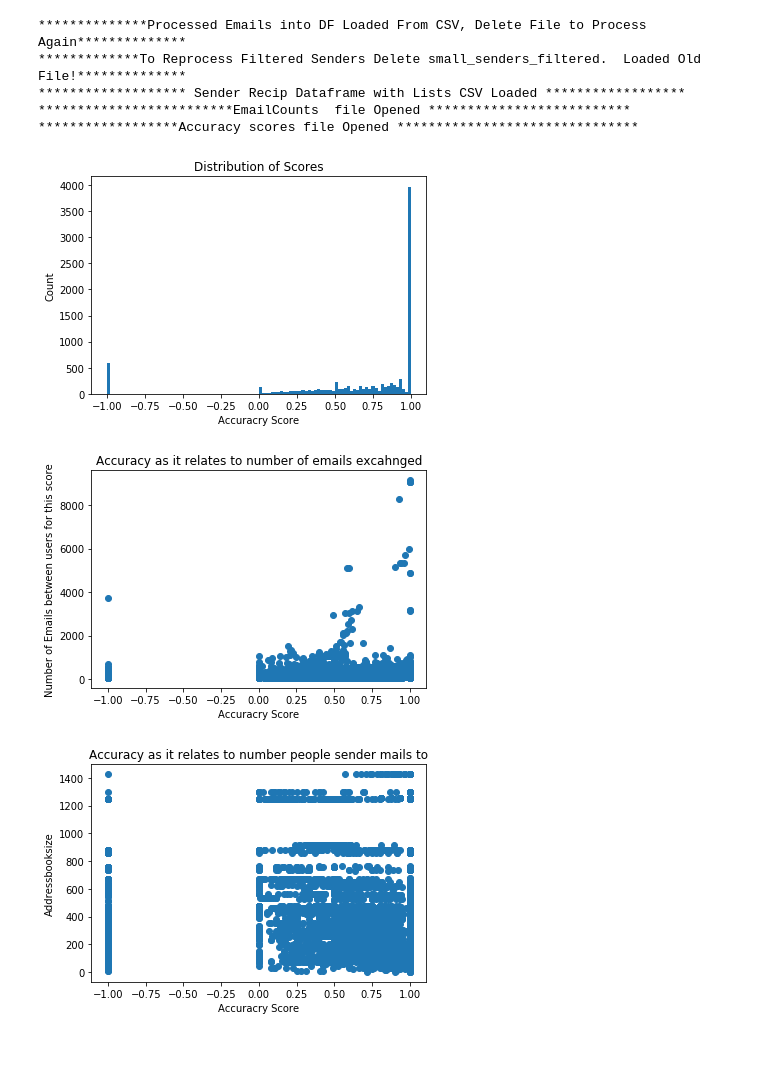
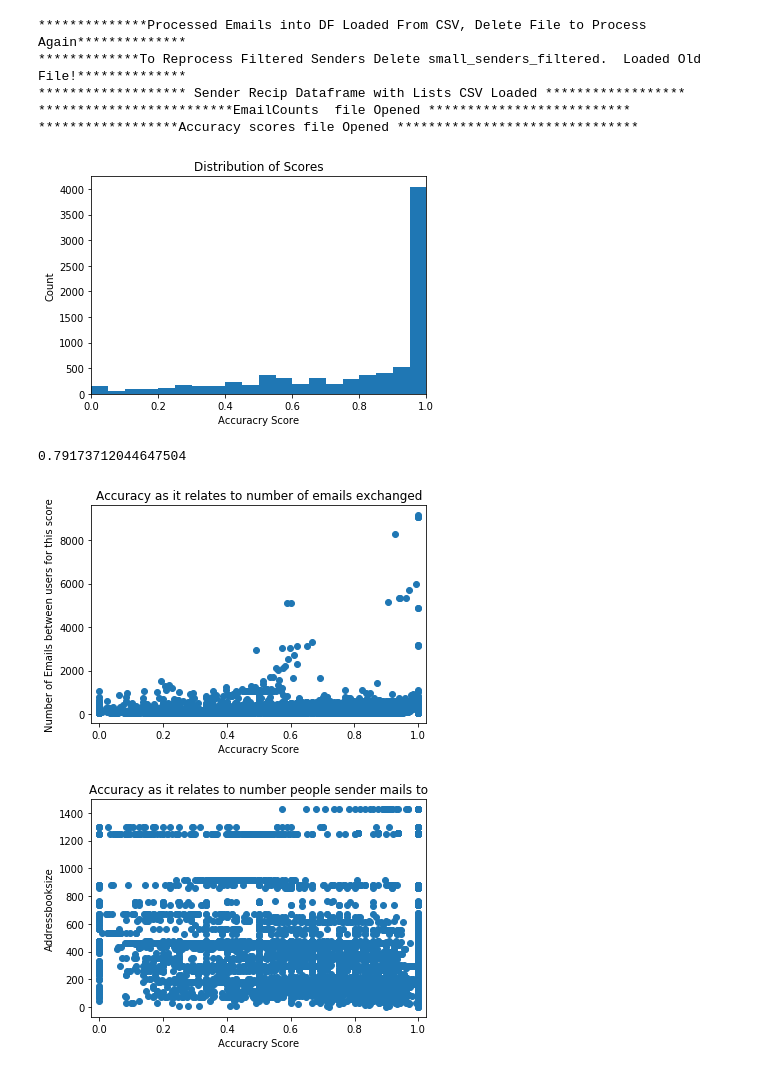
Before and after one commit to gurkpet/Enron-Email-Message-Recipient-Predicton, a Jupyter notebook: Unsupervised+Learning+Capstone.ipynb, the cells around one changed output. Drawn from its saved outputs; the diff is of its cells as text; code cells hidden in the pictures.

Commit message:
cleaned up some plotting

```diff
--- a/Unsupervised+Learning+Capstone.ipynb
+++ b/Unsupervised+Learning+Capstone.ipynb
@@ -490,30 +419,37 @@ pred_acc_sr_list = calc_pred_accuracy(smaller_sr_list, wanted_emails)
 # %%
 import matplotlib.pyplot as plt
 import seaborn as sns
-pred_acc_sr_list['accuracy'].fillna(value = -1, inplace = True)
-plt.hist(pred_acc_sr_list['accuracy'], bins = 100)
+pred_acc_sr_list.dropna(subset = ['accuracy'], inplace = True)
+plt.hist(pred_acc_sr_list['accuracy'], bins = 20)
 plt.xlabel('Accuracry Score')
 plt.ylabel('Count')
+plt.xlim(0,1)
 plt.title('Distribution of Scores')
 plt.show()
 # %% [output]
-[figure, old version]
+[figure, new version]
+# %%
+pred_acc_sr_list['accuracy'].mean()
+# %% [output]
+0.79173712044647504
 # %%
 plt.scatter(pred_acc_sr_list['accuracy'], pred_acc_sr_list['num_emails'])
 plt.xlabel('Accuracry Score')
 plt.ylabel('Number of Emails between users for this score')
 plt.title('Accuracy as it relates to number of emails exchanged')
+plt.xlim(-0.025,1.025)
 plt.show()
 # %% [output]
-[figure, old version]
+[figure, new version]
 # %%
 plt.scatter(pred_acc_sr_list['accuracy'], pred_acc_sr_list['addressbooksize'])
 plt.xlabel('Accuracry Score')
 plt.ylabel('Addressbooksize')
 plt.title('Accuracy as it relates to number people sender mails to')
+plt.xlim(-0.025,1.025)
 plt.show()
 # %% [output]
-[figure, old version]
+[figure, new version]
 # %%
 sender_avg_scores = pred_acc_sr_list.groupby('sender').mean()
 # %%
```
Also changed, not shown: parts of 3 cells of this notebook.
